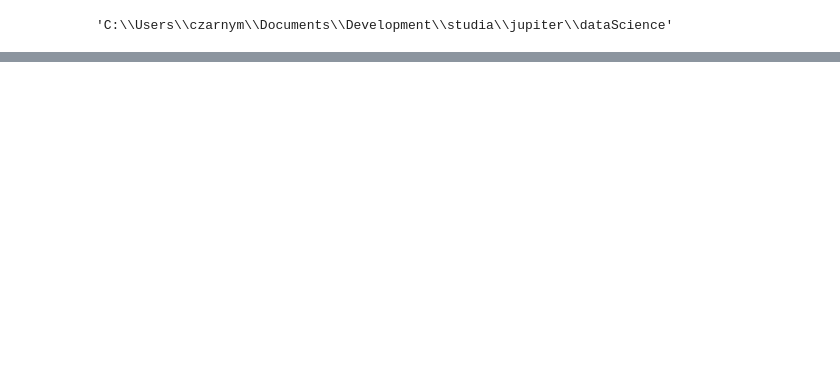
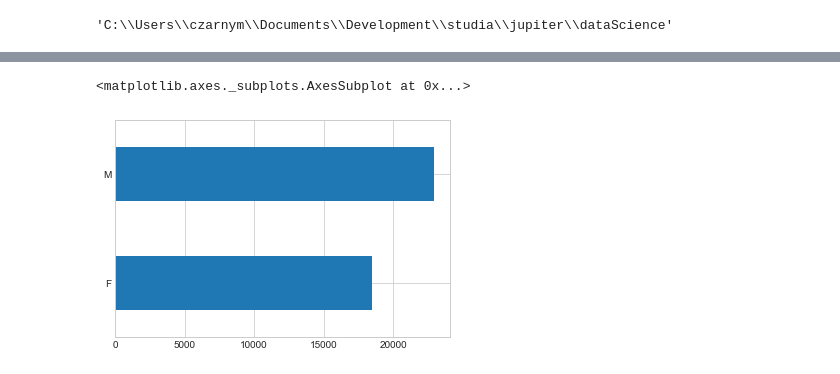
Before and after one commit to MariuszWroc/dataScience, a Jupyter notebook: SQL import.ipynb, the cells around one changed output, grey strips where cells are left out. Cells and saved outputs as stored; diff of their text form; code cells hidden in the pictures; blank space fills up the shorter version.

```diff
--- a/SQL import.ipynb
+++ b/SQL import.ipynb
@@ -43,0 +41,7 @@ pd.read_sql_query('''SELECT o.orderdate, c.gender, c.firstname from Orders o joi
+# %%
+genderDF["orderdate"] = genderDF["orderdate"].str[:-15].astype(np.int64)
+# %%
+genderDF = genderDF[genderDF["orderdate"] >= 2015]
+# %%
+genderDF = genderDF.set_index("orderdate")
+genderDF.sort_index()
@@ -44 +68,9 @@ pd.read_sql_query('''SELECT o.orderdate, c.gender, c.firstname from Orders o joi
+# %%
+genderDF = genderDF.dropna()
+# %%
+genderCounts = pd.value_counts(genderDF['gender'].values, sort=False)
+genderCounts[:].plot(kind='barh', rot=0)
+# %% [output]
+<matplotlib.axes._subplots.AxesSubplot at 0x...>
+[figure, added]
 # %%
```
Also changed, not shown: parts of 13 cells of this notebook.
